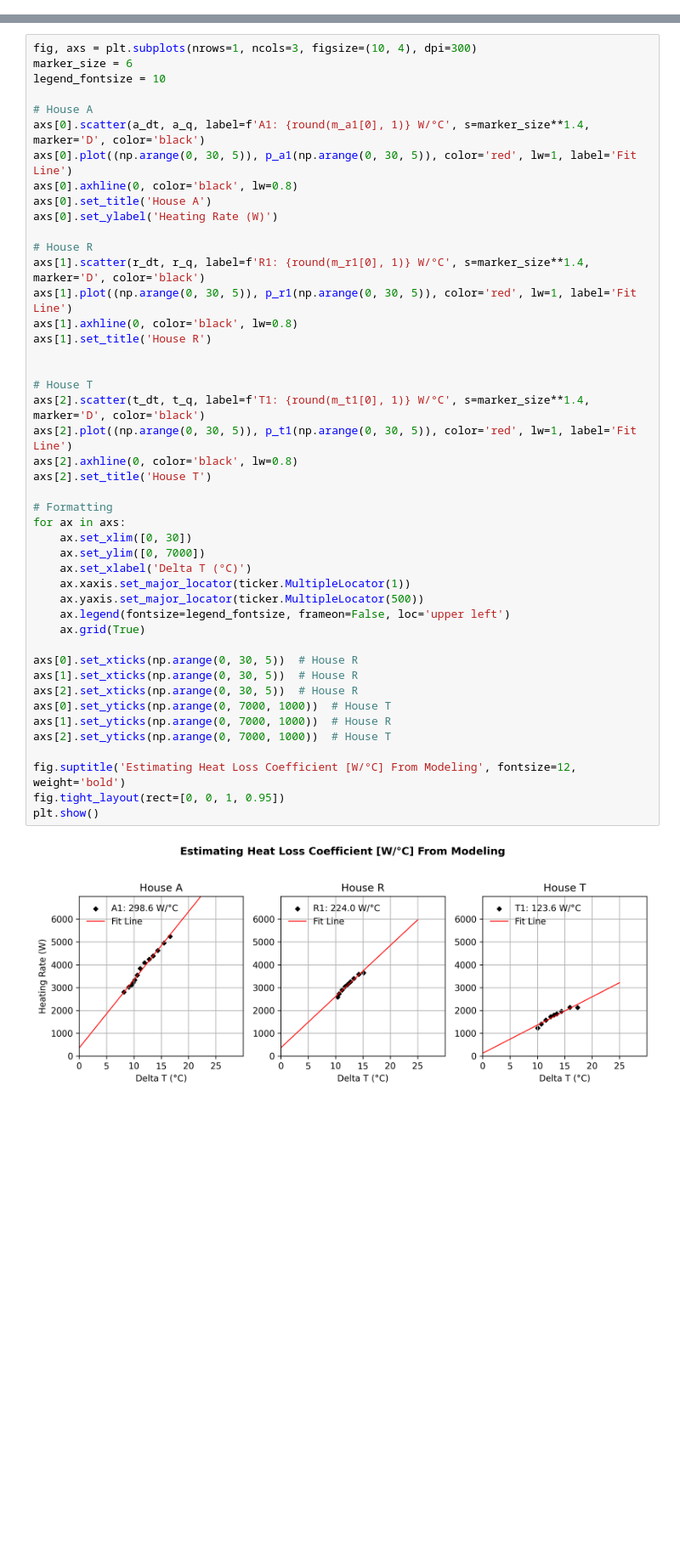
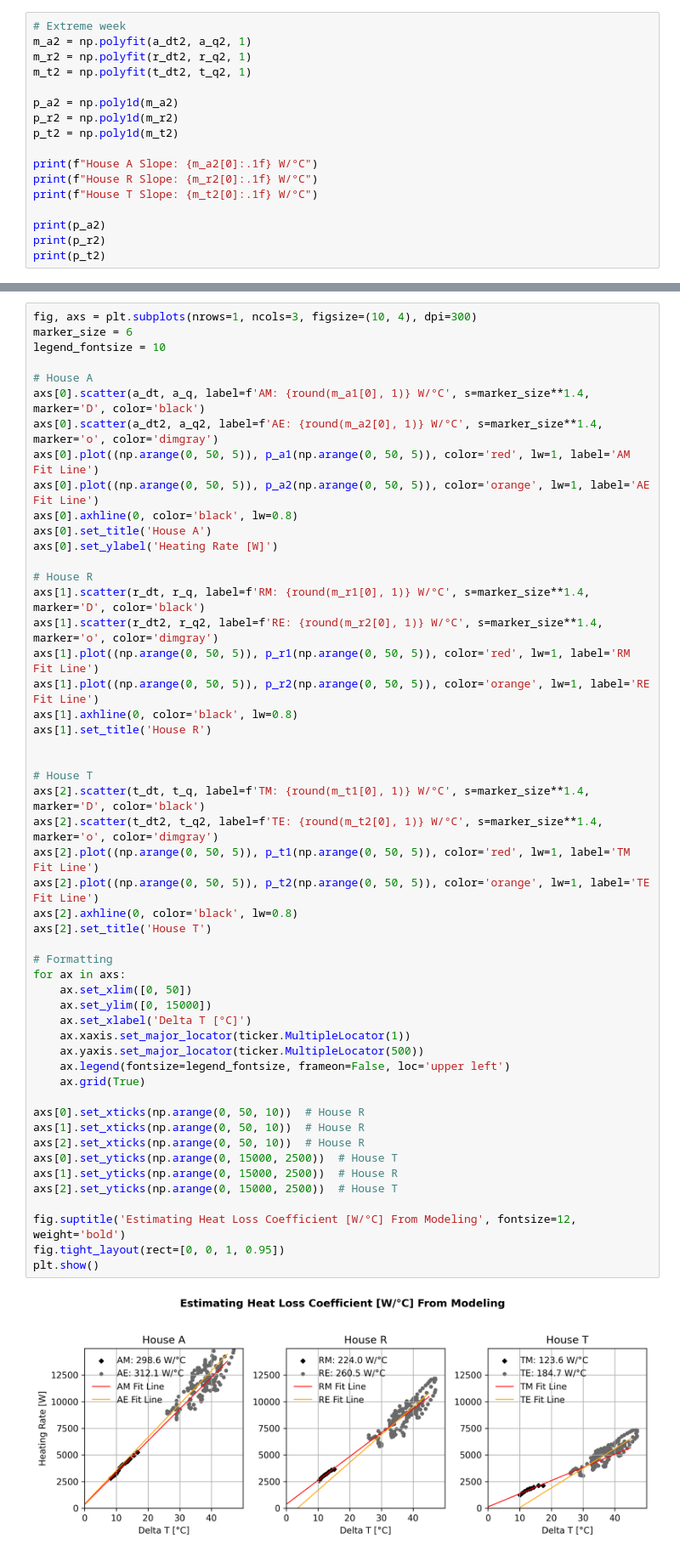
Before and after one commit to amitche8/IIT-PhD, a Jupyter notebook: Field Study/coheating.ipynb, the cells around one changed output, grey strips where cells are left out. Shown at 85% size. Saved outputs shown, nothing was run; the diff lists cells and outputs as text; blank space fills up the shorter version.

```diff
--- a/Field Study/coheating.ipynb
+++ b/Field Study/coheating.ipynb
@@ -47,3 +69,20 @@ House T Slope: 123.6 W/°C
 224 x + 366.9
 
 123.6 x + 122.8
+# %%
+# Extreme week
+m_a2 = np.polyfit(a_dt2, a_q2, 1)
+m_r2 = np.polyfit(r_dt2, r_q2, 1)
+m_t2 = np.polyfit(t_dt2, t_q2, 1)
+
+p_a2 = np.poly1d(m_a2)
+p_r2 = np.poly1d(m_r2)
+p_t2 = np.poly1d(m_t2)
+
+print(f"House A Slope: {m_a2[0]:.1f} W/°C")
+print(f"House R Slope: {m_r2[0]:.1f} W/°C")
+print(f"House T Slope: {m_t2[0]:.1f} W/°C")
+
+print(p_a2)
+print(p_r2)
+print(p_t2)
@@ -50,47 +99,53 @@ House T Slope: 123.6 W/°C
 # %%
 fig, axs = plt.subplots(nrows=1, ncols=3, figsize=(10, 4), dpi=300)
 marker_size = 6
 legend_fontsize = 10
 
 # House A
-axs[0].scatter(a_dt, a_q, label=f'A1: {round(m_a1[0], 1)} W/°C', s=marker_size**1.4, marker='D', color='black')
-axs[0].plot((np.arange(0, 30, 5)), p_a1(np.arange(0, 30, 5)), color='red', lw=1, label='Fit Line')
+axs[0].scatter(a_dt, a_q, label=f'AM: {round(m_a1[0], 1)} W/°C', s=marker_size**1.4, marker='D', color='black')
+axs[0].scatter(a_dt2, a_q2, label=f'AE: {round(m_a2[0], 1)} W/°C', s=marker_size**1.4, marker='o', color='dimgray')
+axs[0].plot((np.arange(0, 50, 5)), p_a1(np.arange(0, 50, 5)), color='red', lw=1, label='AM Fit Line')
+axs[0].plot((np.arange(0, 50, 5)), p_a2(np.arange(0, 50, 5)), color='orange', lw=1, label='AE Fit Line')
 axs[0].axhline(0, color='black', lw=0.8)
 axs[0].set_title('House A')
-axs[0].set_ylabel('Heating Rate (W)')
+axs[0].set_ylabel('Heating Rate [W]')
 
 # House R
-axs[1].scatter(r_dt, r_q, label=f'R1: {round(m_r1[0], 1)} W/°C', s=marker_size**1.4, marker='D', color='black')
-axs[1].plot((np.arange(0, 30, 5)), p_r1(np.arange(0, 30, 5)), color='red', lw=1, label='Fit Line')
+axs[1].scatter(r_dt, r_q, label=f'RM: {round(m_r1[0], 1)} W/°C', s=marker_size**1.4, marker='D', color='black')
+axs[1].scatter(r_dt2, r_q2, label=f'RE: {round(m_r2[0], 1)} W/°C', s=marker_size**1.4, marker='o', color='dimgray')
+axs[1].plot((np.arange(0, 50, 5)), p_r1(np.arange(0, 50, 5)), color='red', lw=1, label='RM Fit Line')
+axs[1].plot((np.arange(0, 50, 5)), p_r2(np.arange(0, 50, 5)), color='orange', lw=1, label='RE Fit Line')
 axs[1].axhline(0, color='black', lw=0.8)
 axs[1].set_title('House R')
 
 
 # House T
-axs[2].scatter(t_dt, t_q, label=f'T1: {round(m_t1[0], 1)} W/°C', s=marker_size**1.4, marker='D', color='black')
-axs[2].plot((np.arange(0, 30, 5)), p_t1(np.arange(0, 30, 5)), color='red', lw=1, label='Fit Line')
+axs[2].scatter(t_dt, t_q, label=f'TM: {round(m_t1[0], 1)} W/°C', s=marker_size**1.4, marker='D', color='black')
+axs[2].scatter(t_dt2, t_q2, label=f'TE: {round(m_t2[0], 1)} W/°C', s=marker_size**1.4, marker='o', color='dimgray')
+axs[2].plot((np.arange(0, 50, 5)), p_t1(np.arange(0, 50, 5)), color='red', lw=1, label='TM Fit Line')
+axs[2].plot((np.arange(0, 50, 5)), p_t2(np.arange(0, 50, 5)), color='orange', lw=1, label='TE Fit Line')
 axs[2].axhline(0, color='black', lw=0.8)
 axs[2].set_title('House T')
 
 # Formatting
 for ax in axs:
-    ax.set_xlim([0, 30])
-    ax.set_ylim([0, 7000])
-    ax.set_xlabel('Delta T (°C)')
+    ax.set_xlim([0, 50])
+    ax.set_ylim([0, 15000])
+    ax.set_xlabel('Delta T [°C]')
     ax.xaxis.set_major_locator(ticker.MultipleLocator(1))
     ax.yaxis.set_major_locator(ticker.MultipleLocator(500))
     ax.legend(fontsize=legend_fontsize, frameon=False, loc='upper left')
     ax.grid(True)
 
-axs[0].set_xticks(np.arange(0, 30, 5))  # House R
-axs[1].set_xticks(np.arange(0, 30, 5))  # House R
-axs[2].set_xticks(np.arange(0, 30, 5))  # House R
-axs[0].set_yticks(np.arange(0, 7000, 1000))  # House T
-axs[1].set_yticks(np.arange(0, 7000, 1000))  # House R
-axs[2].set_yticks(np.arange(0, 7000, 1000))  # House T
+axs[0].set_xticks(np.arange(0, 50, 10))  # House R
+axs[1].set_xticks(np.arange(0, 50, 10))  # House R
+axs[2].set_xticks(np.arange(0, 50, 10))  # House R
+axs[0].set_yticks(np.arange(0, 15000, 2500))  # House T
+axs[1].set_yticks(np.arange(0, 15000, 2500))  # House R
+axs[2].set_yticks(np.arange(0, 15000, 2500))  # House T
 
 fig.suptitle('Estimating Heat Loss Coefficient [W/°C] From Modeling', fontsize=12, weight='bold')
 fig.tight_layout(rect=[0, 0, 1, 0.95])
 plt.show()
 # %% [output]
-[figure, old version]
+[figure, new version]
```
Also changed, not shown: parts of 4 cells of this notebook, 1 other file.
